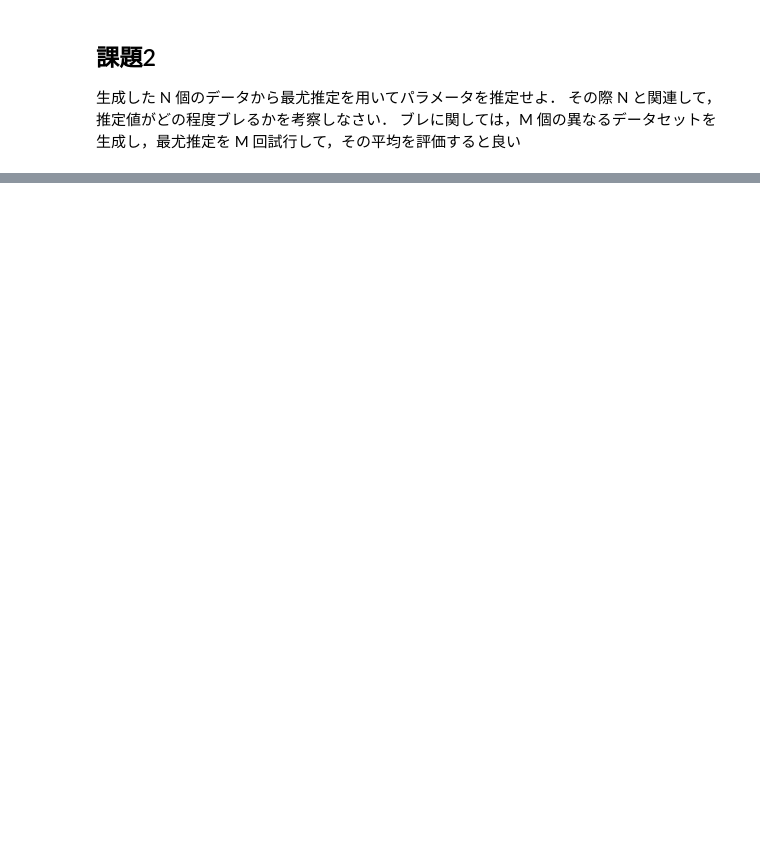
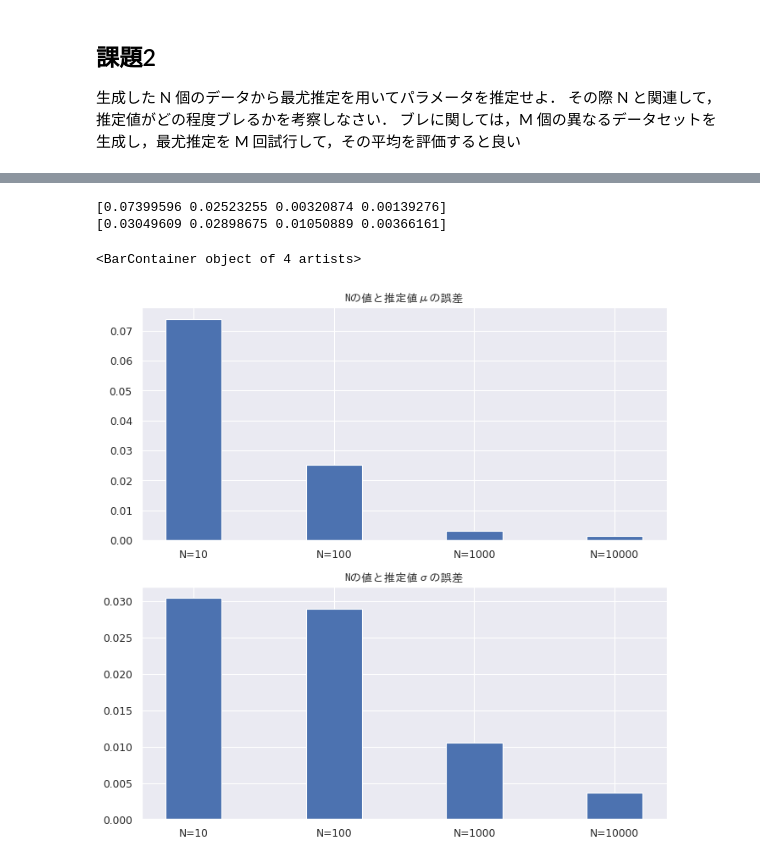
Before and after one commit to wf-yamaday/machine-learning, a Jupyter notebook: 機械学習・深層学習論/report/report.ipynb, the cells around one changed output, grey strips where cells are left out. Saved outputs shown, nothing was run; the diff lists cells and outputs as text; code cells hidden in the pictures; blank space fills up the shorter version.

```diff
--- a/機械学習・深層学習論/report/report.ipynb
+++ b/機械学習・深層学習論/report/report.ipynb
@@ -36,0 +60,10 @@ for i in range(4):
+# %%
+# パラメータの評価用関数
+def EvaluationFunc(M, N): # M回最尤推定を行う．
+  mu_hat = []
+  sigma_hat = []
+  for i in range(M):
+    m, s = LikelihoodFunc(N)
+    mu_hat.append(m)
+    sigma_hat.append(s)
+  return abs(mu - np.mean(np.array(mu_hat))), abs(sigma - np.mean(np.array(sigma_hat)))
@@ -36,0 +81,33 @@ for i in range(4):
+# %%
+x = [] # グラフに描画するx軸
+y_m = [] # muのブレ
+y_s = [] # sigmaのブレ
+for i in range(4):
+  n = (N *10 ** i)
+  m, s = EvaluationFunc(10, n)
+  x.append(i)
+  y_m.append(m)
+  y_s.append(s)
+# %%
+print(np.array(y_m))
+print(np.array(y_s))
+# %% [output]
+[0.07399596 0.02523255 0.00320874 0.00139276]
+[0.03049609 0.02898675 0.01050889 0.00366161]
+# %%
+plt.figure(figsize=(10,10),dpi=80) # グラフサイズの調整
+
+jp_font = {'fontname':'IPAGothic'}
+
+plt.subplot(2,1,1)
+plt.title('Nの値と推定値μの誤差', **jp_font)
+plt.xticks(x, ['N=10','N=100','N=1000','N=10000'])
+plt.bar(np.array(x), np.array(y_m), width=0.4)
+
+plt.subplot(2,1,2)
+plt.title('Nの値と推定値σの誤差', **jp_font)
+plt.xticks(x, ['N=10','N=100','N=1000','N=10000'])
+plt.bar(np.array(x), np.array(y_s), width=0.4)
+# %% [output]
+<BarContainer object of 4 artists>
+[figure, added]
```
Also changed, not shown: parts of 9 cells of this notebook.
